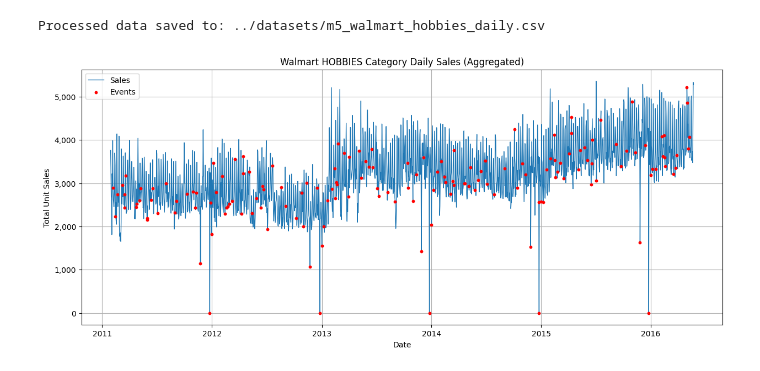
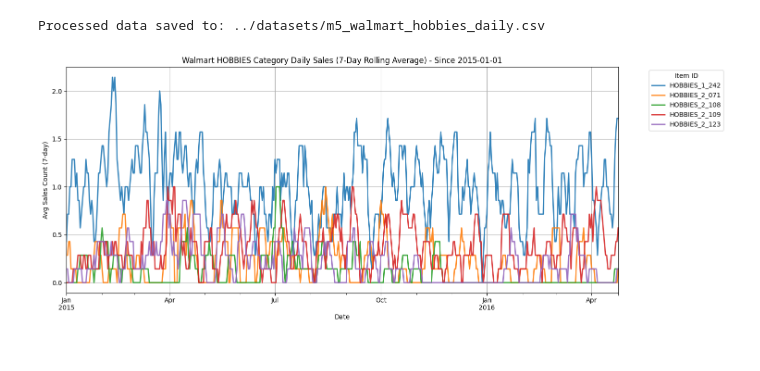
Before and after one commit to ContiHan/Statistika, a Jupyter notebook: preprocessing/04_preprocessing_m5_walmart_daily.ipynb, the cells around one changed output. Drawn from its saved outputs; the diff is of its cells as text; code cells hidden in the pictures.

```diff
--- a/preprocessing/04_preprocessing_m5_walmart_daily.ipynb
+++ b/preprocessing/04_preprocessing_m5_walmart_daily.ipynb
@@ -9,7 +9,7 @@ output_file = '../datasets/m5_walmart_hobbies_daily.csv'
 
 # Files
 calendar_file = f'{raw_dir}/calendar.csv'
-sales_file = f'{raw_dir}/sales_train_evaluation.csv'
+sales_file = f'{raw_dir}/sales_train_validation.csv'
 # %%
 # 1. Load Calendar Data
 # We need this to map 'd_1', 'd_2'... to actual dates and get holiday info
@@ -35,17 +35,24 @@ Calendar loaded.
 3          NaN          NaN          NaN        1        1        0
 4          NaN          NaN          NaN        1        0        1
 # %%
-# 2. Load Sales Data (Evaluation)
-# This file is wide. We need to filter for 'HOBBIES' category and aggregate.
+# 2. Load Sales Data and Sample
+# We need to filter for 'HOBBIES' category and sample 5 unique items.
 try:
-    # Loading only necessary columns might be hard because d_x columns are many.
-    # We load everything but will filter quickly to save memory.
     df_sales = pd.read_csv(sales_file)
     print("Sales data loaded.")
 
     # Filter for HOBBIES category
     df_hobbies = df_sales[df_sales['cat_id'] == 'HOBBIES'].copy()
-    print(f"Filtered HOBBIES shape: {df_hobbies.shape}")
+    print(f"Filtered HOBBIES shape (all stores): {df_hobbies.shape}")
+
+    # Sample 5 unique items (we take the first store occurrence for each item to avoid duplicates across stores)
+    # Alternatively, we could just sample 5 rows from df_hobbies, but let's ensure unique item_ids as requested.
+    df_hobbies_unique = df_hobbies.drop_duplicates(subset=['item_id'])
+
+    # Sample 5 items
+    df_sample = df_hobbies_unique.sample(n=5, random_state=42) # random_state for reproducibility
+    print(f"Sampled 5 items shape: {df_sample.shape}")
+    print("Selected items:", df_sample['item_id'].tolist())
 
 except Exception as e:
     print(f"Error loading sales: {e}")
@@ -124,23 +159,57 @@ print(f"Processed data saved to: {output_file}")
 # %% [output]
 Processed data saved to: ../datasets/m5_walmart_hobbies_daily.csv
 # %%
-# 6. Visualization Check
+# 6. Visualization and Frequency Check
+# Raw daily sales for individual items are often sparse (0, 1, 0...), which makes a line chart look like vertical bars ("sloupce").
+# To see the "curves" (trends), we will plot a 7-day rolling average.
+
+# Configuration for Plotting
+plot_start_date = '2015-01-01'  # Dynamic variable to filter the plot
+
+# 1. Pivot for plotting (just for visualization!)
+df_plot = df_final.reset_index()
+df_wide = df_plot.pivot(index='timestamp', columns='unique_id', values='sales_count')
+
+# 2. Enforce Daily Frequency and Fill NaNs
+df_wide = df_wide.asfreq('D').fillna(0)
+
+# 3. Calculate Rolling Average (7 days) to smooth the lines
+df_rolling = df_wide.rolling(window=7).mean()
+
+# 4. Filter by date
+df_rolling_subset = df_rolling[df_rolling.index >= plot_start_date]
+
+# 5. Plot
 plt.figure(figsize=(15, 6))
-plt.plot(df_final.index, df_final['sales'], linestyle='-', linewidth=1, label='Sales')
+df_rolling_subset.plot(ax=plt.gca(), linewidth=2, alpha=0.9)
 
-# Highlight holidays (just a few to check)
-holidays = df_final[df_final['event_name_1'] != 'NoEvent']
-plt.scatter(holidays.index, holidays['sales'], color='red', s=10, label='Events', zorder=3)
+plt.title(f'Walmart HOBBIES Category Daily Sales (7-Day Rolling Average) - Since {plot_start_date}')
+plt.xlabel('Date')
+plt.ylabel('Avg Sales Count (7-day)')
+plt.legend(title='Item ID', bbox_to_anchor=(1.05, 1), loc='upper left')
+plt.grid(True)
+plt.tight_layout()
+plt.show()
 
-plt.title('Walmart HOBBIES Category Daily Sales (Aggregated)')
-plt.xlabel('Date')
-plt.ylabel('Total Unit Sales')
-plt.legend()
-plt.grid(True)
+# 6. Verify Data Integrity for Models
+# Confirm that the saved Long Format data covers all days for all items.
+n_days = df_final.index.get_level_values('timestamp').nunique()
+n_items = df_final.index.get_level_values('unique_id').nunique()
+expected_rows = n_days * n_items
+actual_rows = len(df_final)
 
-# Format y-axis
-plt.gca().yaxis.set_major_formatter(ticker.StrMethodFormatter('{x:,.0f}'))
-
-plt.show()
+print(f"\nData Verification:")
+print(f"Unique Days: {n_days}")
+print(f"Unique Items: {n_items}")
+print(f"Expected Rows: {expected_rows}")
+print(f"Actual Rows: {actual_rows}")
+if expected_rows == actual_rows:
+    print("SUCCESS: Dataset is perfectly balanced (Panel Data) with strict daily frequency.")
+    print("READY FOR MODELS: This Long Format (timestamp, unique_id, value, covariates) is ideal for:")
+    print(" - Machine Learning (XGBoost, LightGBM) -> Features are columns, rows are samples.")
+    print(" - Deep Learning (LSTM/Transformers) -> Can be reshaped to (Samples, Timesteps, Features).")
+    print(" - Global Forecasting Models (Prophet, NeuralProphet) -> Often expect this stacked format.")
+else:
+    print("WARNING: Dataset might have missing rows.")
 # %% [output]
-[figure, old version]
+[figure, new version]
```
Also changed, not shown: parts of 5 cells of this notebook, 1 other file.
